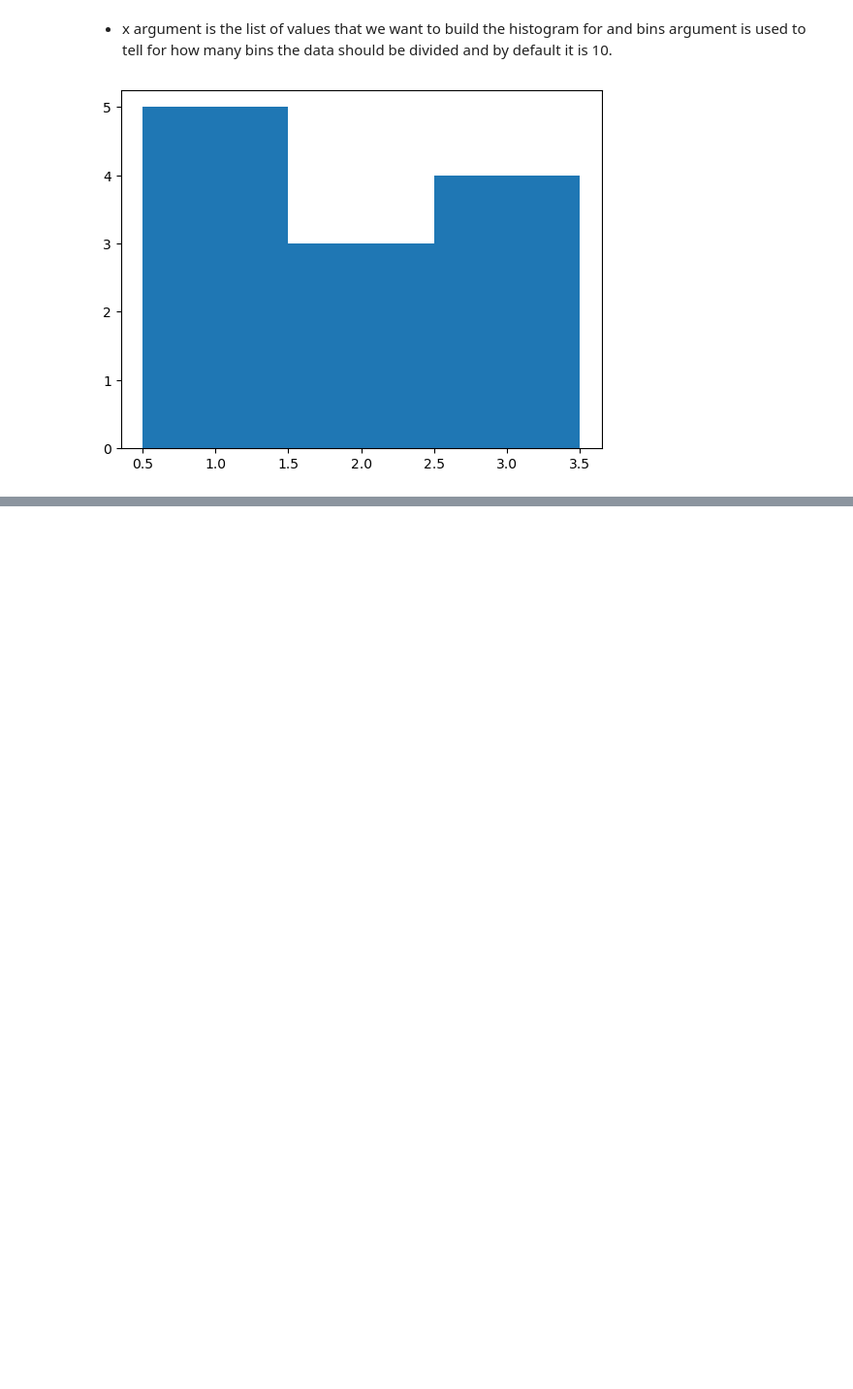
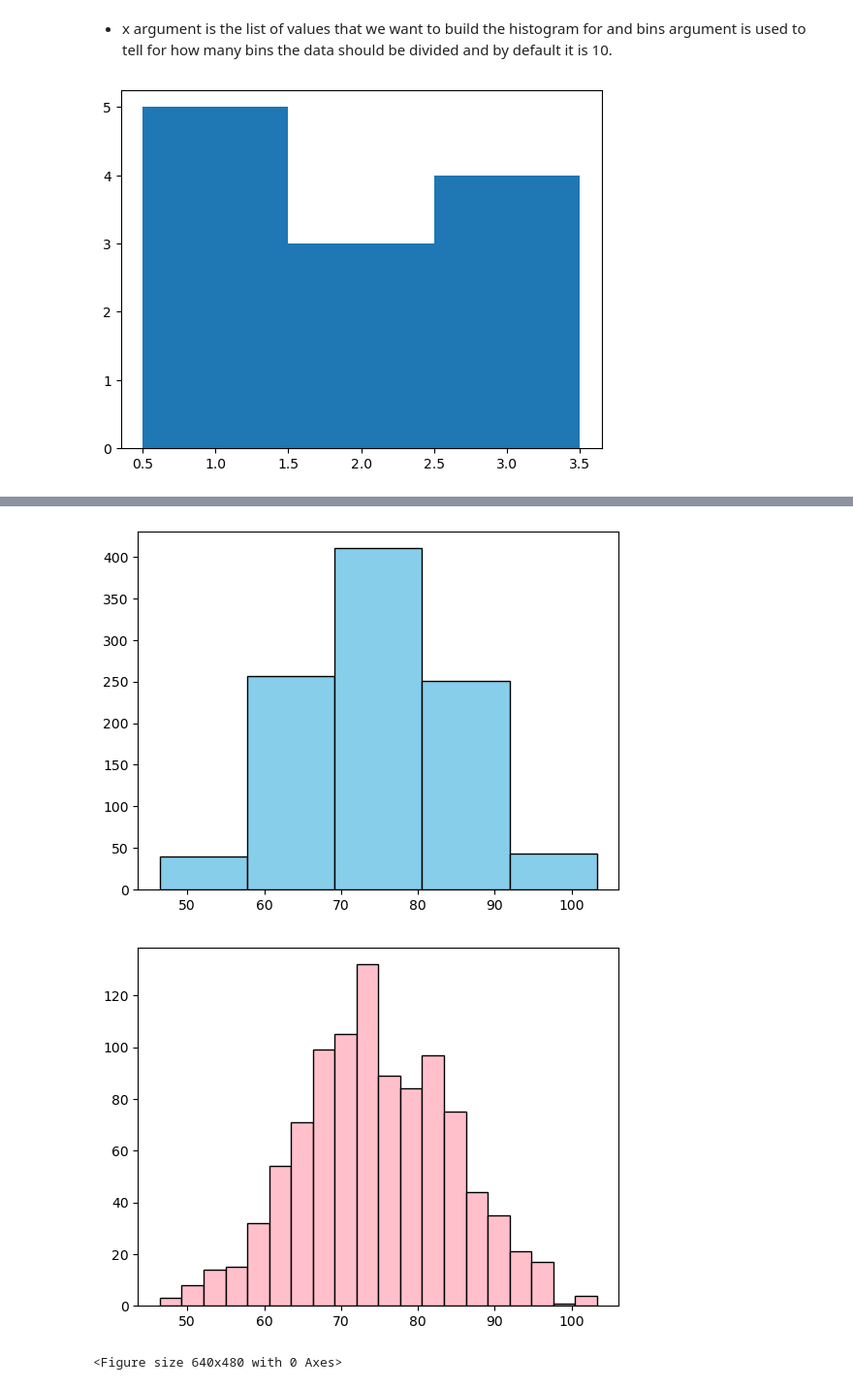
Before and after one commit to kar137/datascience-python, a Jupyter notebook: notebooks/intermediate-python.ipynb, the cells around one changed output, grey strips where cells are left out. Shown: that part at 97% size. Saved outputs shown, nothing was run; the diff lists cells and outputs as text; code cells hidden in the pictures; blank space fills up the shorter version.

```diff
--- a/notebooks/intermediate-python.ipynb
+++ b/notebooks/intermediate-python.ipynb
@@ -97,0 +114,18 @@ plt.show()
+# %%
+# Build histogram with 5 bins
+plt.hist(exam_scores, bins=5, color='skyblue', edgecolor='black')
+
+# Show and clean up plot
+plt.show()
+plt.clf()    # cleans up the plot and start afresh
+
+# Build histogram with 20 bins
+plt.hist(exam_scores, bins=20, color='pink', edgecolor='black')
+
+# Show and clean up again
+plt.show()
+plt.clf()
+# %% [output]
+[figure, added]
+[figure, added]
+<Figure size 640x480 with 0 Axes>
```
Also changed, not shown: parts of 3 cells of this notebook.
